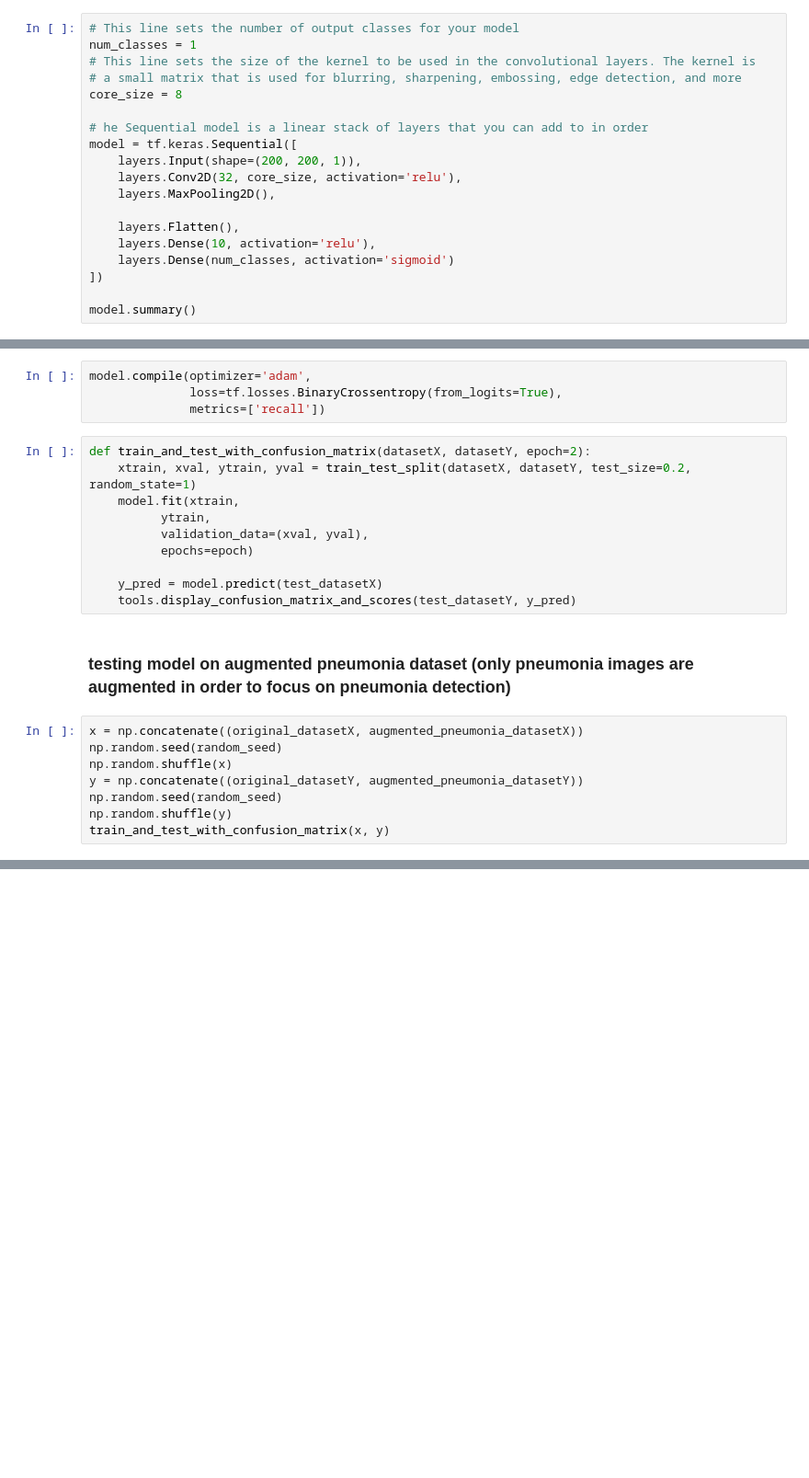
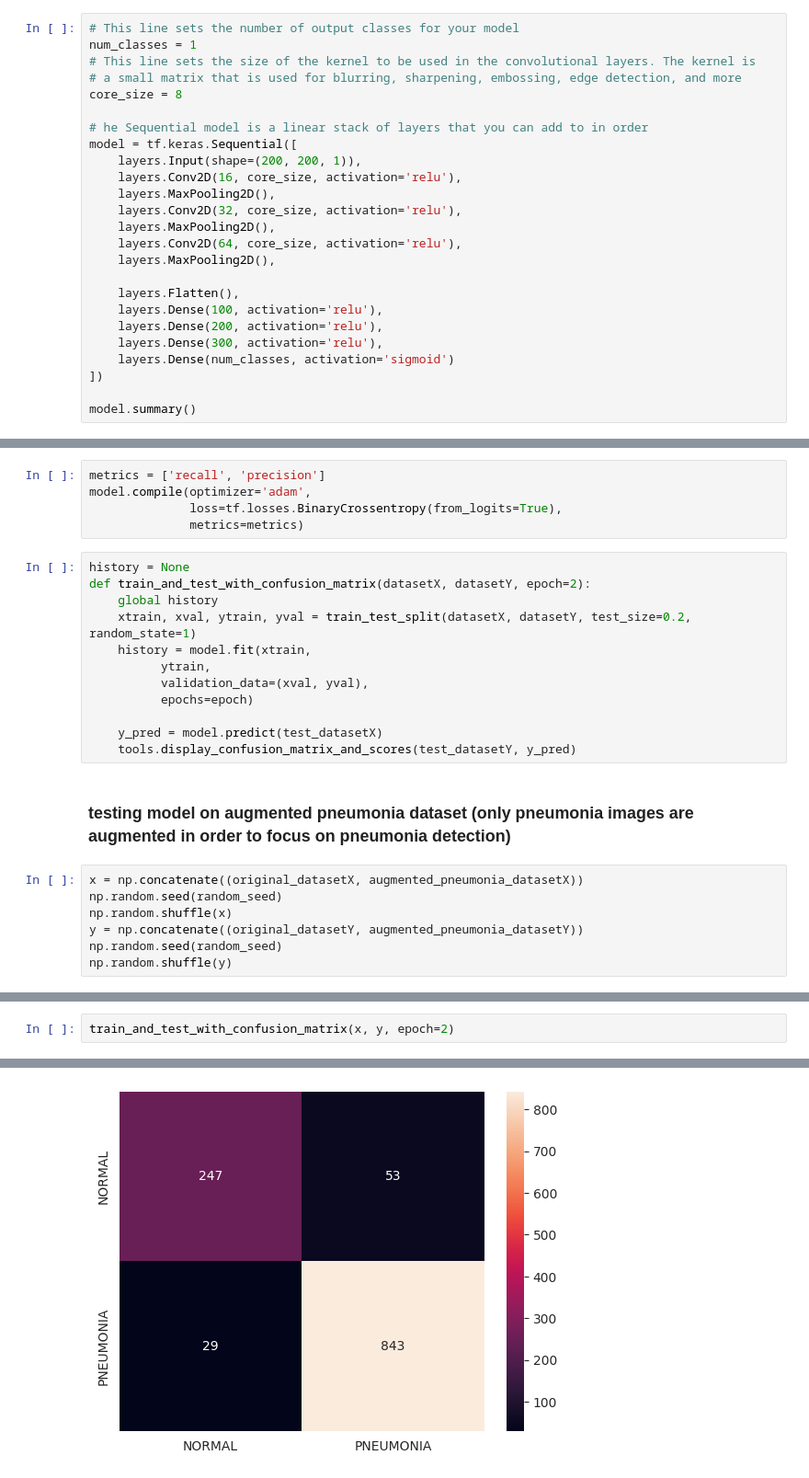
Before and after one commit to YvanDesPatates/IA_XRay_chest, a Jupyter notebook: DL_je_sais_plus_quoi_mettre_comme_nom.ipynb, the cells around one changed output, grey strips where cells are left out. Shown at 92% size. Cells and saved outputs as stored; diff of their text form; blank space fills up the shorter version.

```diff
--- a/DL_je_sais_plus_quoi_mettre_comme_nom.ipynb
+++ b/DL_je_sais_plus_quoi_mettre_comme_nom.ipynb
@@ -115,11 +84,17 @@ core_size = 8
 # he Sequential model is a linear stack of layers that you can add to in order
 model = tf.keras.Sequential([
     layers.Input(shape=(200, 200, 1)),
+    layers.Conv2D(16, core_size, activation='relu'),
+    layers.MaxPooling2D(),
     layers.Conv2D(32, core_size, activation='relu'),
+    layers.MaxPooling2D(),
+    layers.Conv2D(64, core_size, activation='relu'),
     layers.MaxPooling2D(),
 
     layers.Flatten(),
-    layers.Dense(10, activation='relu'),
+    layers.Dense(100, activation='relu'),
+    layers.Dense(200, activation='relu'),
+    layers.Dense(300, activation='relu'),
     layers.Dense(num_classes, activation='sigmoid')
 ])
 
@@ -144,12 +123,15 @@ Model: "sequential"
  Non-trainable params: 0 (0.00 B)
 # %%
+metrics = ['recall', 'precision']
 model.compile(optimizer='adam',
               loss=tf.losses.BinaryCrossentropy(from_logits=True),
-              metrics=['recall'])
+              metrics=metrics)
 # %%
+history = None
 def train_and_test_with_confusion_matrix(datasetX, datasetY, epoch=2):
+    global history
     xtrain, xval, ytrain, yval = train_test_split(datasetX, datasetY, test_size=0.2, random_state=1)
-    model.fit(xtrain,
+    history = model.fit(xtrain,
           ytrain,
           validation_data=(xval, yval),
           epochs=epoch)
@@ -165,4 +147,3 @@ np.random.shuffle(x)
 y = np.concatenate((original_datasetY, augmented_pneumonia_datasetY))
 np.random.seed(random_seed)
 np.random.shuffle(y)
-train_and_test_with_confusion_matrix(x, y)
@@ -176,0 +150,3 @@ recall : 0.9896788990825688 | precision : 0.9103375527426161 | f1score : 0.94835
+# %%
+train_and_test_with_confusion_matrix(x, y, epoch=2)
+# %% [output]
@@ -176,0 +158 @@ recall : 0.9896788990825688 | precision : 0.9103375527426161 | f1score : 0.94835
+[figure, added]
```
Also changed, not shown: parts of 10 cells of this notebook, 1 other file.
